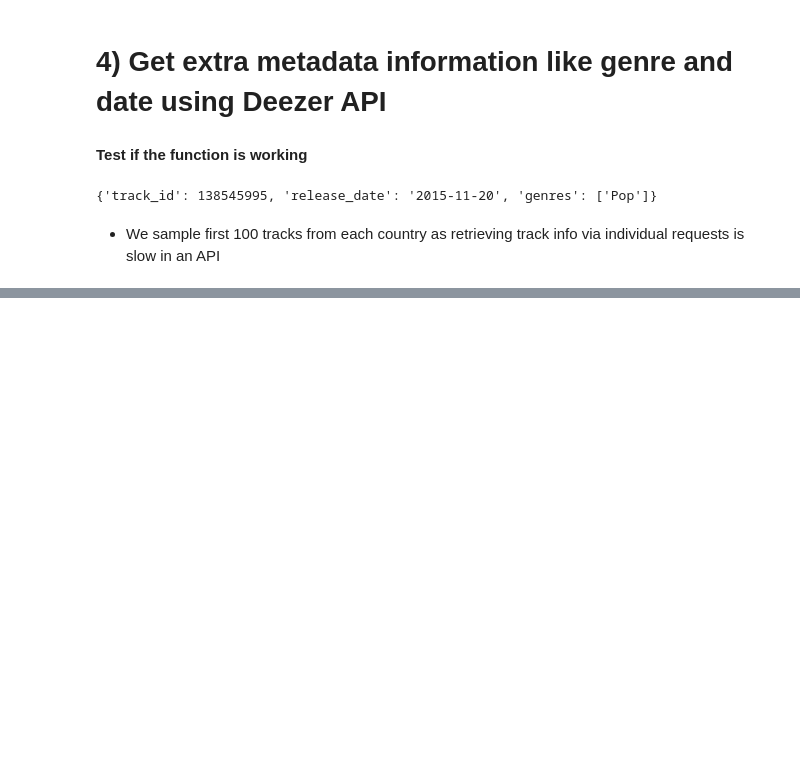
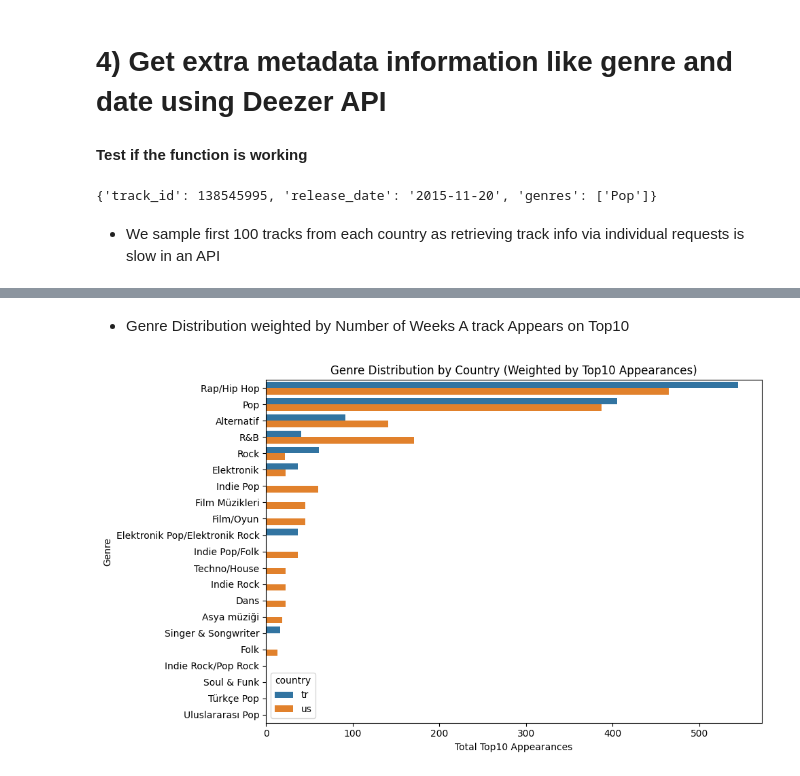
Before and after one commit to recepgul82/music-digital-methods, a Jupyter notebook: weeks/week02.ipynb, the cells around one changed output, grey strips where cells are left out. Saved outputs shown, nothing was run; the diff lists cells and outputs as text; code cells hidden in the pictures; blank space fills up the shorter version.

```diff
--- a/weeks/week02.ipynb
+++ b/weeks/week02.ipynb
@@ -494,0 +531,34 @@ plt.show()
+# %% [markdown]
+- Genre Distribution weighted by Number of Weeks A track Appears on Top10
+# %%
+genre_t10 = (
+    df.groupby(["deezer_genres", "country"])["t10"]
+      .sum()
+      .reset_index()
+)
+
+order_t10 = (
+    genre_t10.groupby("deezer_genres")["t10"]
+             .sum()
+             .sort_values(ascending=False)
+             .index
+)
+
+plt.figure(figsize=(10, 6))
+
+sns.barplot(
+    data=genre_t10,
+    y="deezer_genres",
+    x="t10",
+    hue="country",
+    order=order_t10
+)
+
+plt.title("Genre Distribution by Country (Weighted by Top10 Appearances)")
+plt.xlabel("Total Top10 Appearances")
+plt.ylabel("Genre")
+
+plt.tight_layout()
+plt.show()
+# %% [output]
+[figure, added]
```
Also changed, not shown: parts of 9 cells of this notebook, 1 other file.
